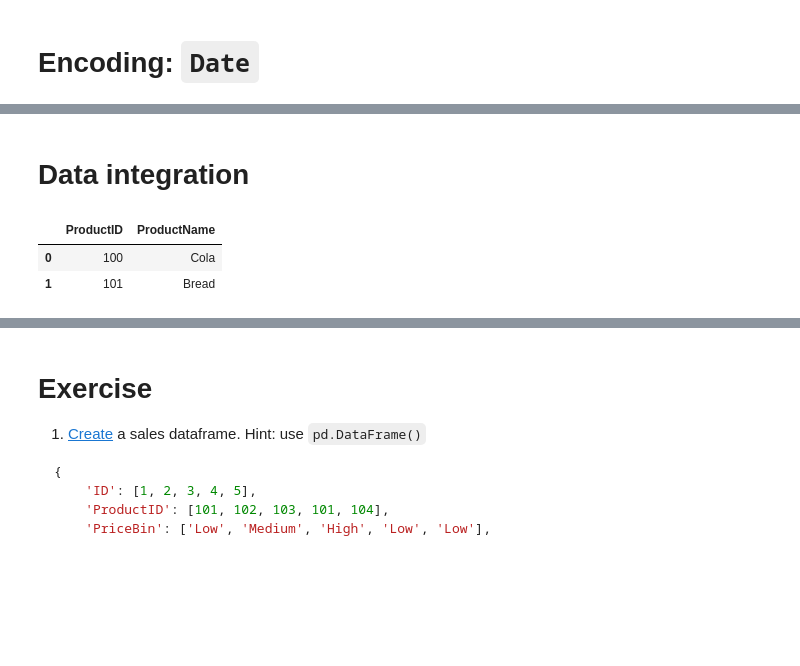
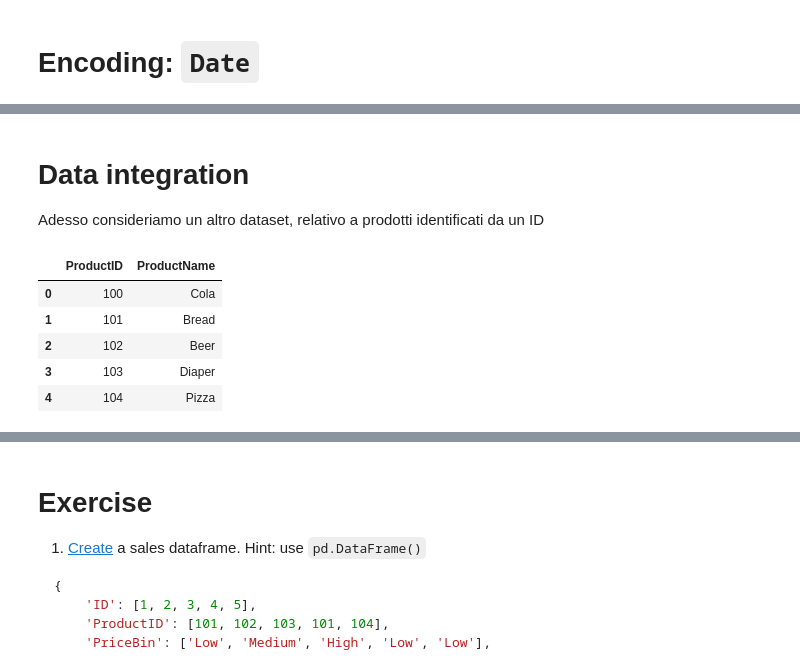
Before and after one commit to gabbosanti/machine-learning-lab, a Jupyter notebook: slides/lab-03-datapreparation.ipynb, the cells around one changed output, grey strips where cells are left out. Drawn from its saved outputs; the diff is of its cells as text; code cells hidden in the pictures; blank space fills up the shorter version.

```diff
--- a/slides/lab-03-datapreparation.ipynb
+++ b/slides/lab-03-datapreparation.ipynb
@@ -229,9 +241,14 @@ df
-# %% [markdown]
-# Data integration
+# %% [markdown]
+# Data integration
+
+Adesso consideriamo un altro dataset, relativo a prodotti identificati da un ID
 # %%
 products_df = pd.DataFrame({'ProductID': [100, 101, 102, 103, 104], 'ProductName': ['Cola', 'Bread', 'Beer', 'Diaper', 'Pizza']})
-products_df.head(2)
+products_df
 # %% [output]
 |  | ProductID | ProductName |
 | 0 | 100 | Cola |
 | 1 | 101 | Bread |
+| 2 | 102 | Beer |
+| 3 | 103 | Diaper |
+| 4 | 104 | Pizza |
```
Also changed, not shown: parts of 16 cells of this notebook.
